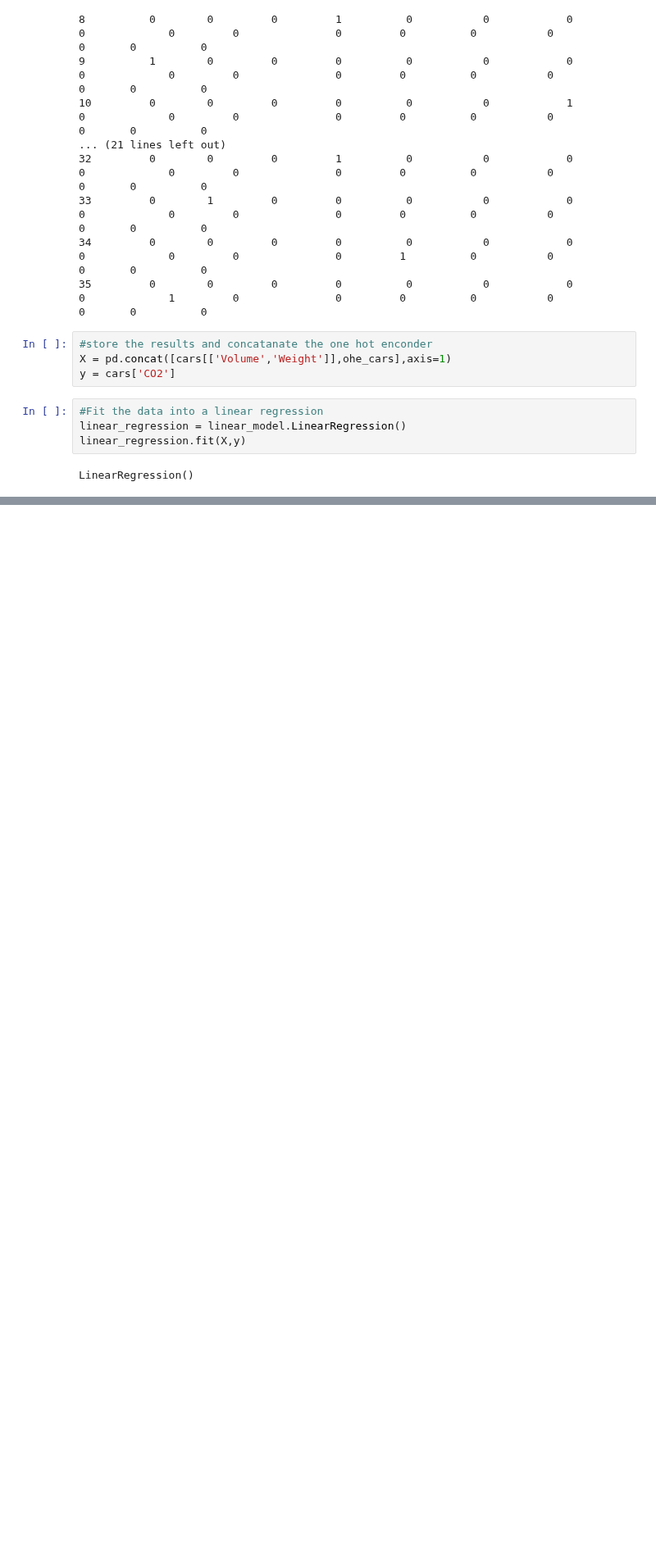
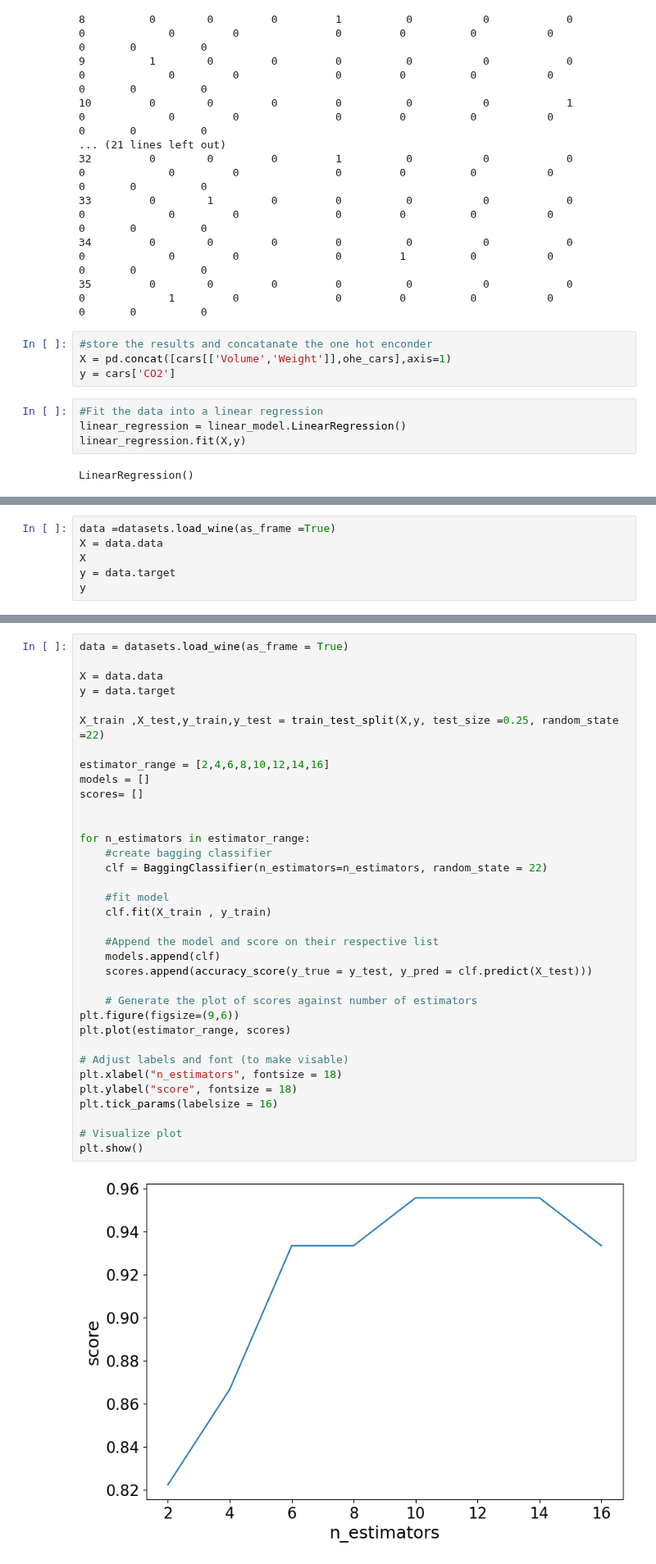
Before and after one commit to martinkilombe/Machine-Learning, a Jupyter notebook: ML intro/W3school.ipynb, the cells around one changed output, grey strips where cells are left out. Shown at 82% size. Saved outputs shown, nothing was run; the diff lists cells and outputs as text; blank space fills up the shorter version.

```diff
--- a/ML intro/W3school.ipynb
+++ b/ML intro/W3school.ipynb
@@ -649,0 +705,6 @@ LinearRegression()
+# %%
+data =datasets.load_wine(as_frame =True)
+X = data.data
+X
+y = data.target
+y
@@ -649,0 +748,37 @@ LinearRegression()
+# %%
+data = datasets.load_wine(as_frame = True)
+
+X = data.data
+y = data.target
+
+X_train ,X_test,y_train,y_test = train_test_split(X,y, test_size =0.25, random_state =22)
+
+estimator_range = [2,4,6,8,10,12,14,16]
+models = []
+scores= []
+
+
+for n_estimators in estimator_range:
+    #create bagging classifier
+    clf = BaggingClassifier(n_estimators=n_estimators, random_state = 22)
+
+    #fit model
+    clf.fit(X_train , y_train)
+
+    #Append the model and score on their respective list
+    models.append(clf)
+    scores.append(accuracy_score(y_true = y_test, y_pred = clf.predict(X_test)))
+
+    # Generate the plot of scores against number of estimators
+plt.figure(figsize=(9,6))
+plt.plot(estimator_range, scores)
+
+# Adjust labels and font (to make visable)
+plt.xlabel("n_estimators", fontsize = 18)
+plt.ylabel("score", fontsize = 18)
+plt.tick_params(labelsize = 16)
+
+# Visualize plot
+plt.show()
+# %% [output]
+[figure, added]
```
Also changed, not shown: parts of 16 cells of this notebook.
